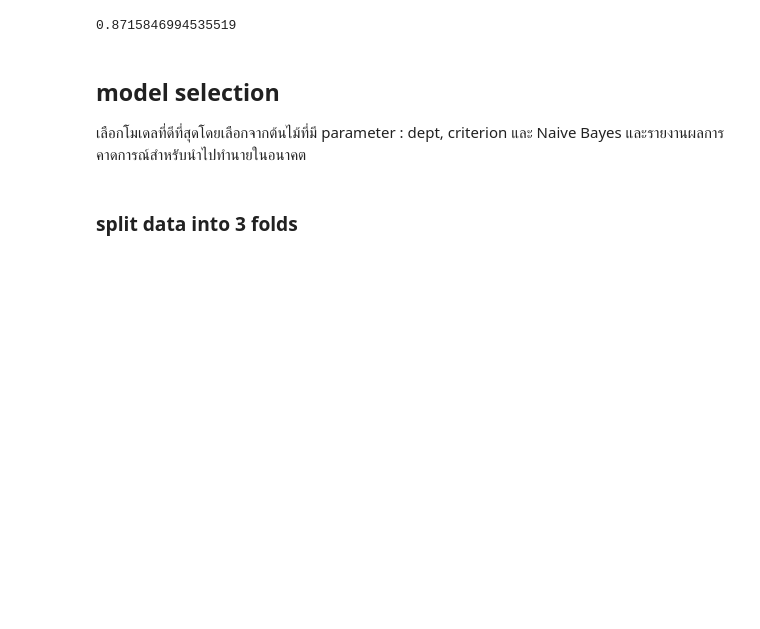
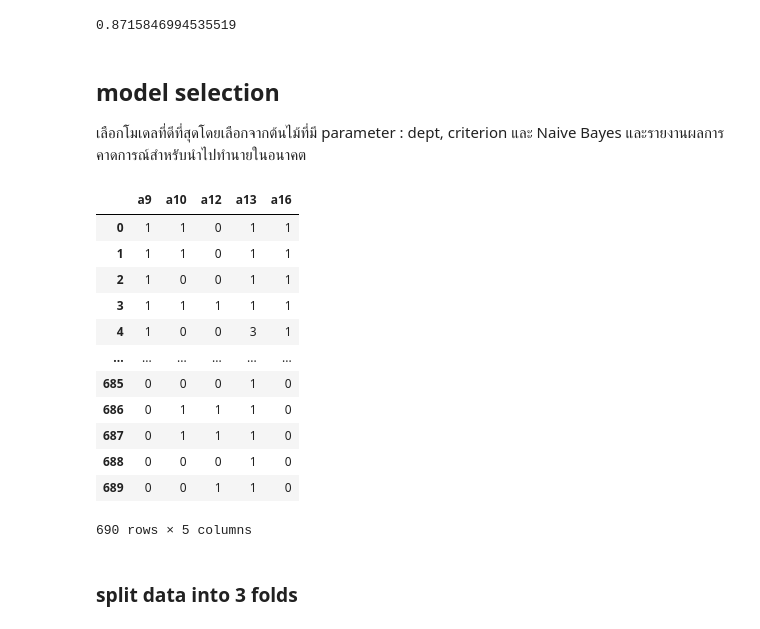
Before and after one commit to ChonChanokAng/BSC_DPDM23, a Jupyter notebook: Classification.ipynb, the cells around one changed output. Cells and saved outputs as stored; diff of their text form; code cells hidden in the pictures; blank space fills up the shorter version.

```diff
--- a/Classification.ipynb
+++ b/Classification.ipynb
@@ -247,6 +274,22 @@ accuracy_score(y_test, y_predict2)
 # %% [markdown]
 ## model selection
 เลือกโมเดลที่ดีที่สุดโดยเลือกจากต้นไม้ที่มี parameter : dept, criterion และ Naive Bayes และรายงานผลการคาดการณ์สำหรับนำไปทำนายในอนาคต
+# %%
+credit
+# %% [output]
+|  | a9 | a10 | a12 | a13 | a16 |
+| 0 | 1 | 1 | 0 | 1 | 1 |
+| 1 | 1 | 1 | 0 | 1 | 1 |
+| 2 | 1 | 0 | 0 | 1 | 1 |
+| 3 | 1 | 1 | 1 | 1 | 1 |
+| 4 | 1 | 0 | 0 | 3 | 1 |
+| ... | ... | ... | ... | ... | ... |
+| 685 | 0 | 0 | 0 | 1 | 0 |
+| 686 | 0 | 1 | 1 | 1 | 0 |
+| 687 | 0 | 1 | 1 | 1 | 0 |
+| 688 | 0 | 0 | 0 | 1 | 0 |
+| 689 | 0 | 0 | 1 | 1 | 0 |
+690 rows × 5 columns
 # %%
 from sklearn.model_selection import train_test_split
 # %%
```
Also changed, not shown: parts of 16 cells of this notebook.
